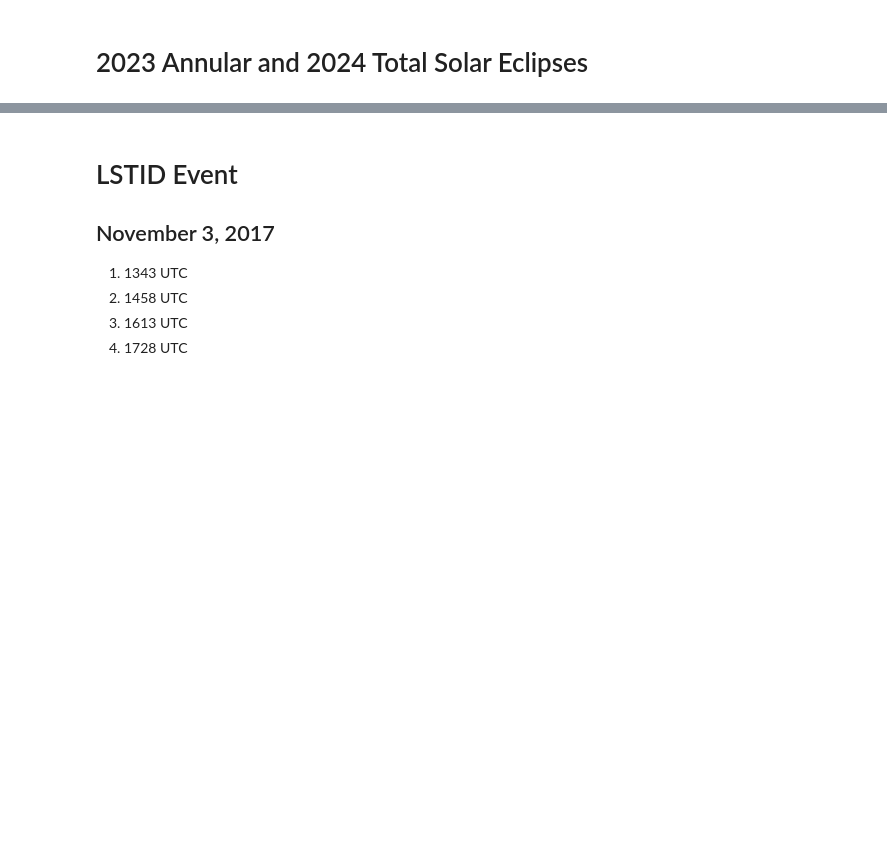
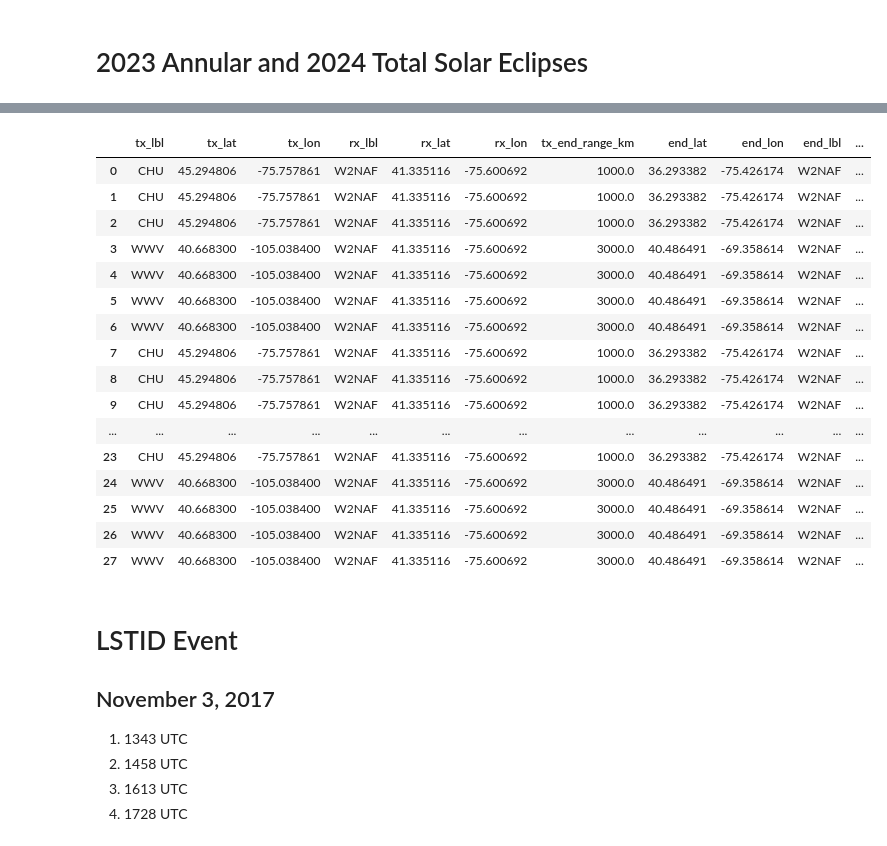
Before and after one commit to w2naf/IRI_TID, a Jupyter notebook: scripts/Maps for Devin.ipynb, the cells around one changed output, grey strips where cells are left out. Saved outputs shown, nothing was run; the diff lists cells and outputs as text; code cells hidden in the pictures; blank space fills up the shorter version.

```diff
--- a/scripts/Maps for Devin.ipynb
+++ b/scripts/Maps for Devin.ipynb
@@ -249,6 +558,49 @@ paths.df
 |  | tx_lbl | tx_lat | tx_lon | rx_lbl | rx_lat | rx_lon | tx_end_range_km | end_lat | end_lon | end_lbl | ... |
 | 0 | WWV | 40.668300 | -105.038400 | W2NAF | 41.335116 | -75.600692 | 3000.0 | 40.486491 | -69.358614 | W2NAF | ... |
 | 1 | CHU | 45.294806 | -75.757861 | W2NAF | 41.335116 | -75.600692 | 1000.0 | 36.293382 | -75.426174 | W2NAF | ... |
+# %%
+# Generate a list of ray traces to run for the Solar Eclipses
+freqs = []
+freqs.append(3.33)
+freqs.append(7.85)
+freqs.append(14.67)
+
+freqs.append(10)
+freqs.append(15)
+freqs.append(20)
+freqs.append(25)
+
+des = []
+des.append((datetime.datetime(2023,10,14,13),    'Annular Solar Eclipse Before'))
+des.append((datetime.datetime(2023,10,14,16,45), 'Annular Solar Eclipse During'))
+
+des.append((datetime.datetime(2024,4,8,15), 'Total Solar Eclipse Before'))
+des.append((datetime.datetime(2024,4,8,19), 'Total Solar Eclipse During'))
+
+run_lists = []
+for date, event in des:
+    run_list = eclipse_paths.generate_run_list([date],freqs,event=event)
+    run_lists.append(run_list)
+eclipse_run_df = pd.concat(run_lists,ignore_index=True)
+eclipse_run_df
+# %% [output]
+|  | tx_lbl | tx_lat | tx_lon | rx_lbl | rx_lat | rx_lon | tx_end_range_km | end_lat | end_lon | end_lbl | ... |
+| 0 | CHU | 45.294806 | -75.757861 | W2NAF | 41.335116 | -75.600692 | 1000.0 | 36.293382 | -75.426174 | W2NAF | ... |
+| 1 | CHU | 45.294806 | -75.757861 | W2NAF | 41.335116 | -75.600692 | 1000.0 | 36.293382 | -75.426174 | W2NAF | ... |
+| 2 | CHU | 45.294806 | -75.757861 | W2NAF | 41.335116 | -75.600692 | 1000.0 | 36.293382 | -75.426174 | W2NAF | ... |
+| 3 | WWV | 40.668300 | -105.038400 | W2NAF | 41.335116 | -75.600692 | 3000.0 | 40.486491 | -69.358614 | W2NAF | ... |
+| 4 | WWV | 40.668300 | -105.038400 | W2NAF | 41.335116 | -75.600692 | 3000.0 | 40.486491 | -69.358614 | W2NAF | ... |
+| 5 | WWV | 40.668300 | -105.038400 | W2NAF | 41.335116 | -75.600692 | 3000.0 | 40.486491 | -69.358614 | W2NAF | ... |
+| 6 | WWV | 40.668300 | -105.038400 | W2NAF | 41.335116 | -75.600692 | 3000.0 | 40.486491 | -69.358614 | W2NAF | ... |
+| 7 | CHU | 45.294806 | -75.757861 | W2NAF | 41.335116 | -75.600692 | 1000.0 | 36.293382 | -75.426174 | W2NAF | ... |
+| 8 | CHU | 45.294806 | -75.757861 | W2NAF | 41.335116 | -75.600692 | 1000.0 | 36.293382 | -75.426174 | W2NAF | ... |
+| 9 | CHU | 45.294806 | -75.757861 | W2NAF | 41.335116 | -75.600692 | 1000.0 | 36.293382 | -75.426174 | W2NAF | ... |
+| ... | ... | ... | ... | ... | ... | ... | ... | ... | ... | ... | ... |
+| 23 | CHU | 45.294806 | -75.757861 | W2NAF | 41.335116 | -75.600692 | 1000.0 | 36.293382 | -75.426174 | W2NAF | ... |
+| 24 | WWV | 40.668300 | -105.038400 | W2NAF | 41.335116 | -75.600692 | 3000.0 | 40.486491 | -69.358614 | W2NAF | ... |
+| 25 | WWV | 40.668300 | -105.038400 | W2NAF | 41.335116 | -75.600692 | 3000.0 | 40.486491 | -69.358614 | W2NAF | ... |
+| 26 | WWV | 40.668300 | -105.038400 | W2NAF | 41.335116 | -75.600692 | 3000.0 | 40.486491 | -69.358614 | W2NAF | ... |
+| 27 | WWV | 40.668300 | -105.038400 | W2NAF | 41.335116 | -75.600692 | 3000.0 | 40.486491 | -69.358614 | W2NAF | ... |
 # %% [markdown]
 # LSTID Event
 ## November 3, 2017
```
Also changed, not shown: parts of 10 cells of this notebook.
